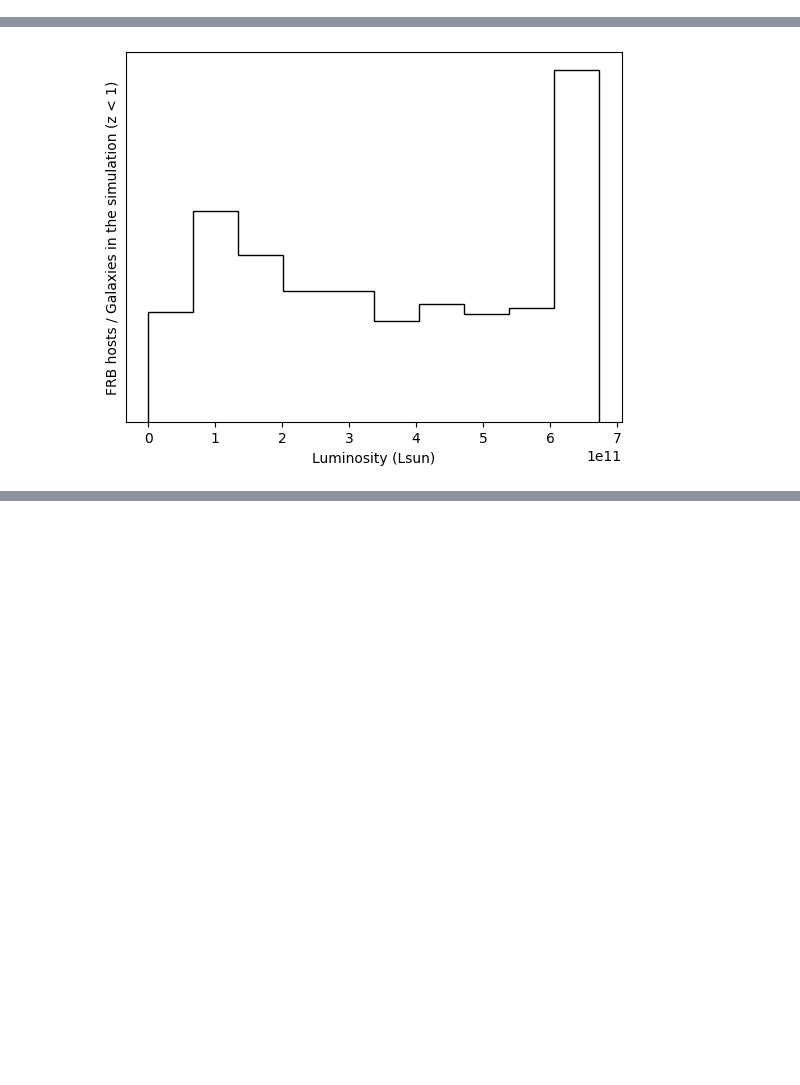
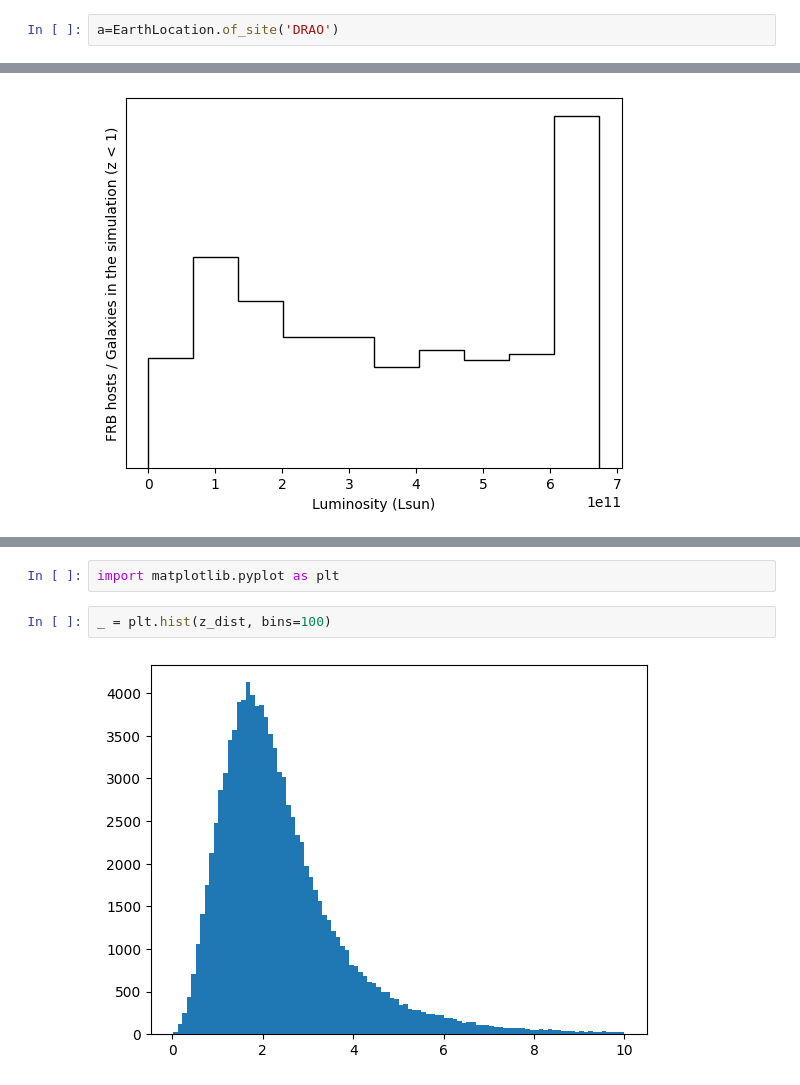
Before and after one commit to danielemichilli/slf, a Jupyter notebook: Gravitational_Lensing.ipynb, the cells around one changed output, grey strips where cells are left out. Saved outputs shown, nothing was run; the diff lists cells and outputs as text; blank space fills up the shorter version.

```diff
--- a/Gravitational_Lensing.ipynb
+++ b/Gravitational_Lensing.ipynb
@@ -1549,0 +1587,2 @@ Text(0, 0.5, 'Rate (1/yr)')
+# %%
+a=EarthLocation.of_site('DRAO')
@@ -1762,0 +1996,6 @@ plt.yticks([])
+# %%
+import matplotlib.pyplot as plt
+# %%
+_ = plt.hist(z_dist, bins=100)
+# %% [output]
+[figure, added]
```
Also changed, not shown: parts of 18 cells of this notebook.
